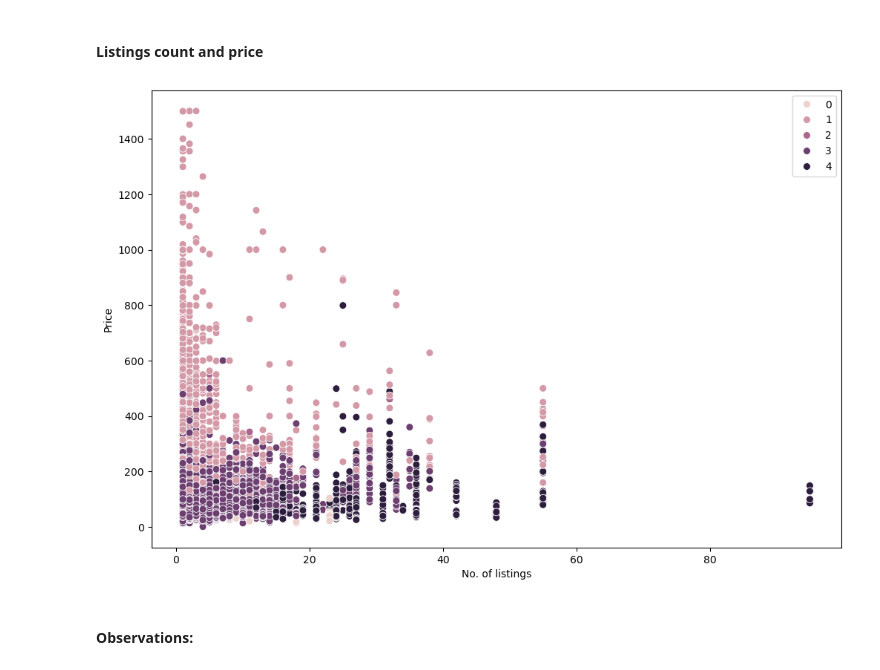
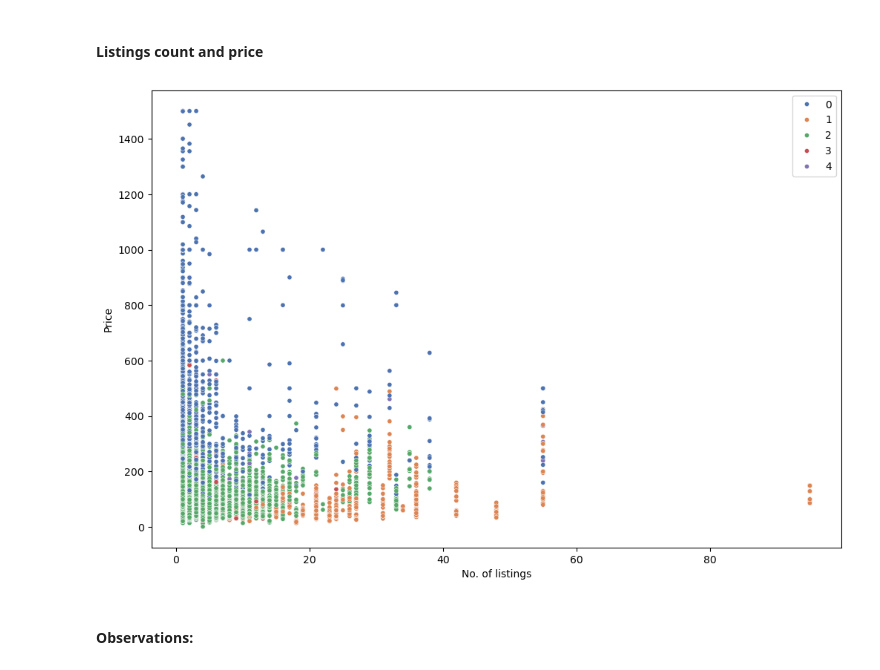
Before and after one commit to b-N-I-R-A-V/Airbnb_Toronto_Analysis, a Jupyter notebook: 03 Scripts/6.5 Machine Learning Clustering.ipynb, the cells around one changed output. Cells and saved outputs as stored; diff of their text form; code cells hidden in the pictures.

```diff
--- a/03 Scripts/6.5 Machine Learning Clustering.ipynb
+++ b/03 Scripts/6.5 Machine Learning Clustering.ipynb
@@ -248,14 +248,14 @@ Name: count, dtype: int64
 #### Listings count and price
 # %%
 plt.figure(figsize=(12,8))
-ax = sns.scatterplot(x=df['listings_count'], y=df['price'], hue=kmeans.labels_, s=50)
+ax = sns.scatterplot(x=df['listings_count'], y=df['price'], hue=kmeans.labels_, s=20, palette=sns.color_palette('deep'))
 
 ax.grid(False)
 plt.xlabel('No. of listings')
 plt.ylabel('Price')
 plt.show()
 # %% [output]
-[figure, old version]
+[figure, new version]
 # %% [markdown]
 #### Observations:
 # %% [markdown]
```
Also changed, not shown: parts of 17 cells of this notebook, 5 other files.
